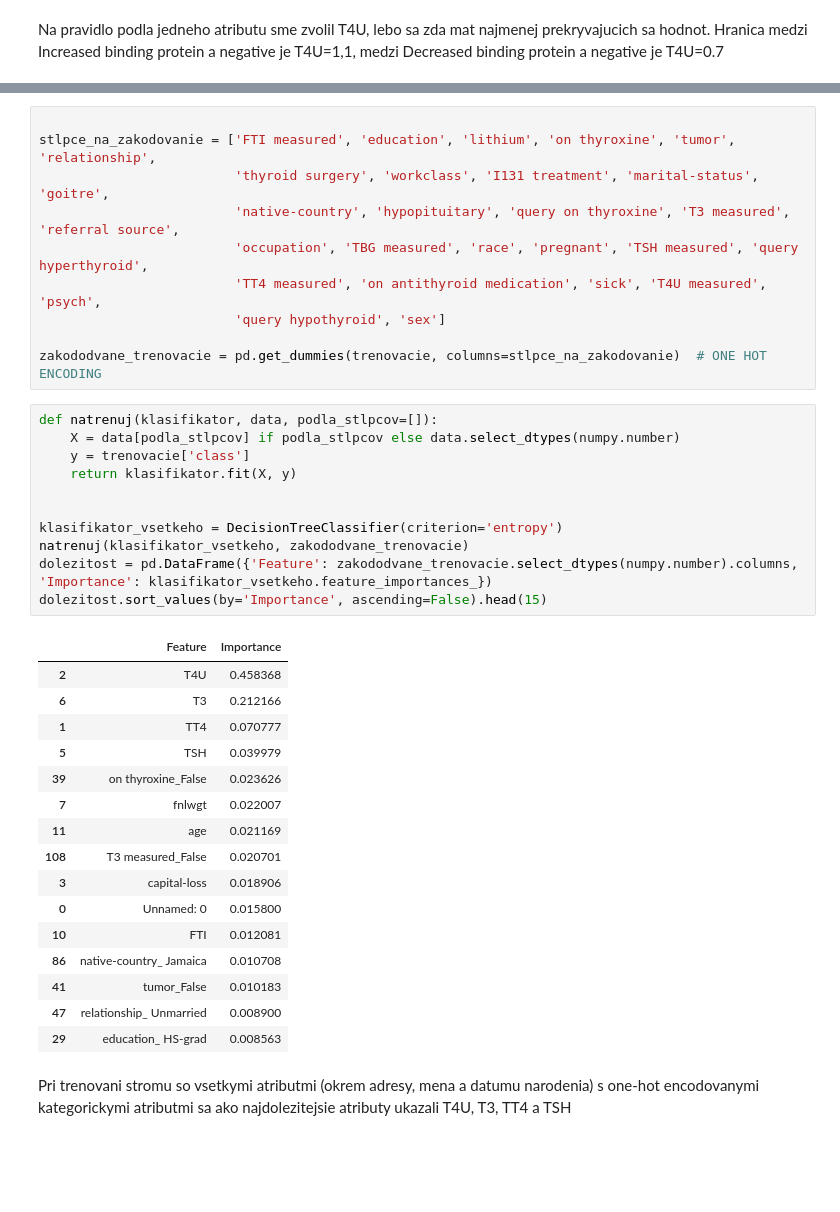
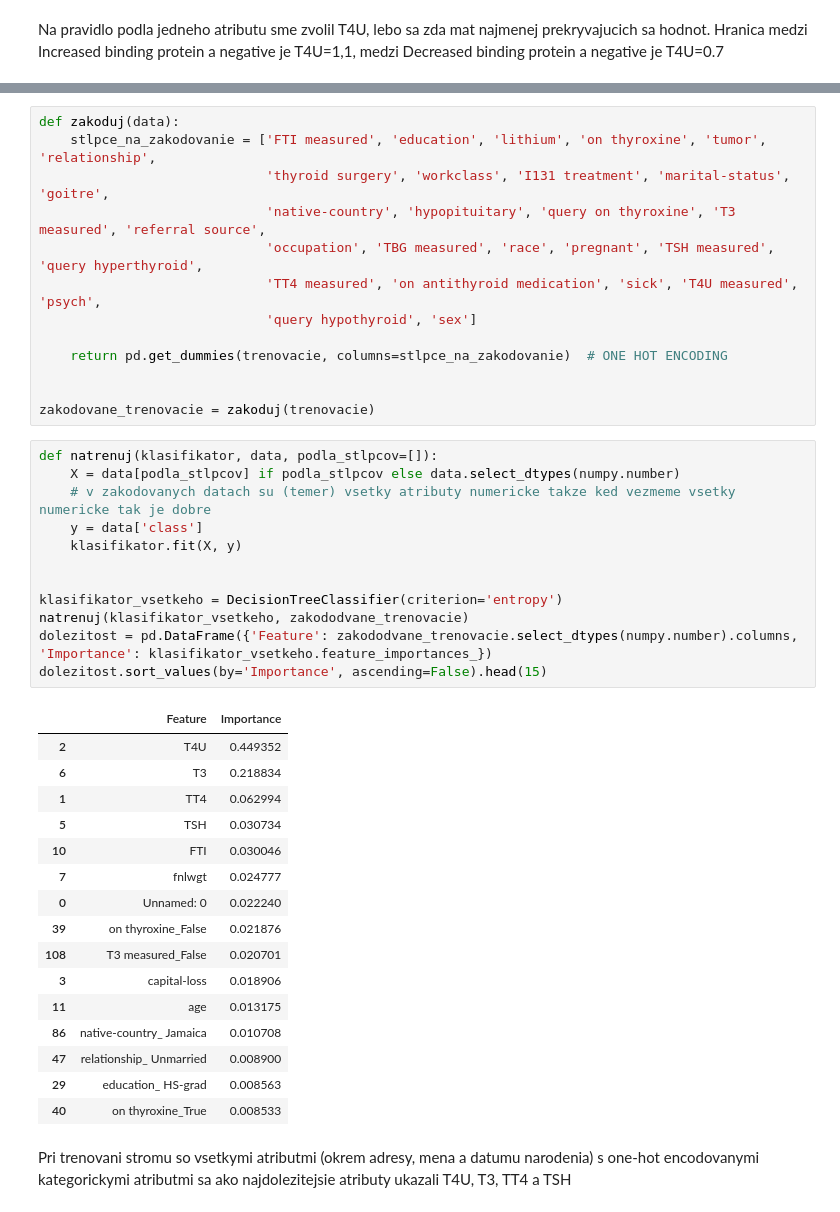
Before and after one commit to MatusPilnan/nadejny-informatik, a Jupyter notebook: utrzok-z-krabicky-od-elemiek.ipynb, the cells around one changed output, grey strips where cells are left out. Cells and saved outputs as stored; diff of their text form; blank space fills up the shorter version.

Commit message:
testovanie hlbok pre klasifikaciu so vsetkymi atributmi + opravene picoviny co som spravil

```diff
--- a/utrzok-z-krabicky-od-elemiek.ipynb
+++ b/utrzok-z-krabicky-od-elemiek.ipynb
@@ -84,43 +96,47 @@ Accuracy        : 0.8690095846645367
 Precision       : 0.43304718034617534
 Recall  : 0.8984870901541546
 # %%
+def zakoduj(data):
+    stlpce_na_zakodovanie = ['FTI measured', 'education', 'lithium', 'on thyroxine', 'tumor', 'relationship',
+                             'thyroid surgery', 'workclass', 'I131 treatment', 'marital-status', 'goitre',
+                             'native-country', 'hypopituitary', 'query on thyroxine', 'T3 measured', 'referral source',
+                             'occupation', 'TBG measured', 'race', 'pregnant', 'TSH measured', 'query hyperthyroid',
+                             'TT4 measured', 'on antithyroid medication', 'sick', 'T4U measured', 'psych',
+                             'query hypothyroid', 'sex']
 
-stlpce_na_zakodovanie = ['FTI measured', 'education', 'lithium', 'on thyroxine', 'tumor', 'relationship',
-                         'thyroid surgery', 'workclass', 'I131 treatment', 'marital-status', 'goitre',
-                         'native-country', 'hypopituitary', 'query on thyroxine', 'T3 measured', 'referral source',
-                         'occupation', 'TBG measured', 'race', 'pregnant', 'TSH measured', 'query hyperthyroid',
-                         'TT4 measured', 'on antithyroid medication', 'sick', 'T4U measured', 'psych',
-                         'query hypothyroid', 'sex']
+    return pd.get_dummies(trenovacie, columns=stlpce_na_zakodovanie)  # ONE HOT ENCODING
 
-zakododvane_trenovacie = pd.get_dummies(trenovacie, columns=stlpce_na_zakodovanie)  # ONE HOT ENCODING
+
+zakodovane_trenovacie = zakoduj(trenovacie)
 # %%
 def natrenuj(klasifikator, data, podla_stlpcov=[]):
     X = data[podla_stlpcov] if podla_stlpcov else data.select_dtypes(numpy.number)
-    y = trenovacie['class']
-    return klasifikator.fit(X, y)
+    # v zakodovanych datach su (temer) vsetky atributy numericke takze ked vezmeme vsetky numericke tak je dobre
+    y = data['class']
+    klasifikator.fit(X, y)
 
 
 klasifikator_vsetkeho = DecisionTreeClassifier(criterion='entropy')
 natrenuj(klasifikator_vsetkeho, zakododvane_trenovacie)
 dolezitost = pd.DataFrame({'Feature': zakododvane_trenovacie.select_dtypes(numpy.number).columns, 'Importance': klasifikator_vsetkeho.feature_importances_})
 dolezitost.sort_values(by='Importance', ascending=False).head(15)
 # %% [output]
 |  | Feature | Importance |
-| 2 | T4U | 0.458368 |
-| 6 | T3 | 0.212166 |
-| 1 | TT4 | 0.070777 |
-| 5 | TSH | 0.039979 |
-| 39 | on thyroxine_False | 0.023626 |
-| 7 | fnlwgt | 0.022007 |
-| 11 | age | 0.021169 |
+| 2 | T4U | 0.449352 |
+| 6 | T3 | 0.218834 |
+| 1 | TT4 | 0.062994 |
+| 5 | TSH | 0.030734 |
+| 10 | FTI | 0.030046 |
+| 7 | fnlwgt | 0.024777 |
+| 0 | Unnamed: 0 | 0.022240 |
+| 39 | on thyroxine_False | 0.021876 |
 | 108 | T3 measured_False | 0.020701 |
 | 3 | capital-loss | 0.018906 |
-| 0 | Unnamed: 0 | 0.015800 |
-| 10 | FTI | 0.012081 |
+| 11 | age | 0.013175 |
 | 86 | native-country_ Jamaica | 0.010708 |
-| 41 | tumor_False | 0.010183 |
 | 47 | relationship_ Unmarried | 0.008900 |
 | 29 | education_ HS-grad | 0.008563 |
+| 40 | on thyroxine_True | 0.008533 |
 # %% [markdown]
 Pri trenovani stromu so vsetkymi atributmi (okrem adresy, mena a datumu narodenia) s one-hot encodovanymi kategorickymi atributmi sa ako najdolezitejsie atributy ukazali T4U, T3, TT4 a TSH
 # %%
```
Also changed, not shown: parts of 9 cells of this notebook.
